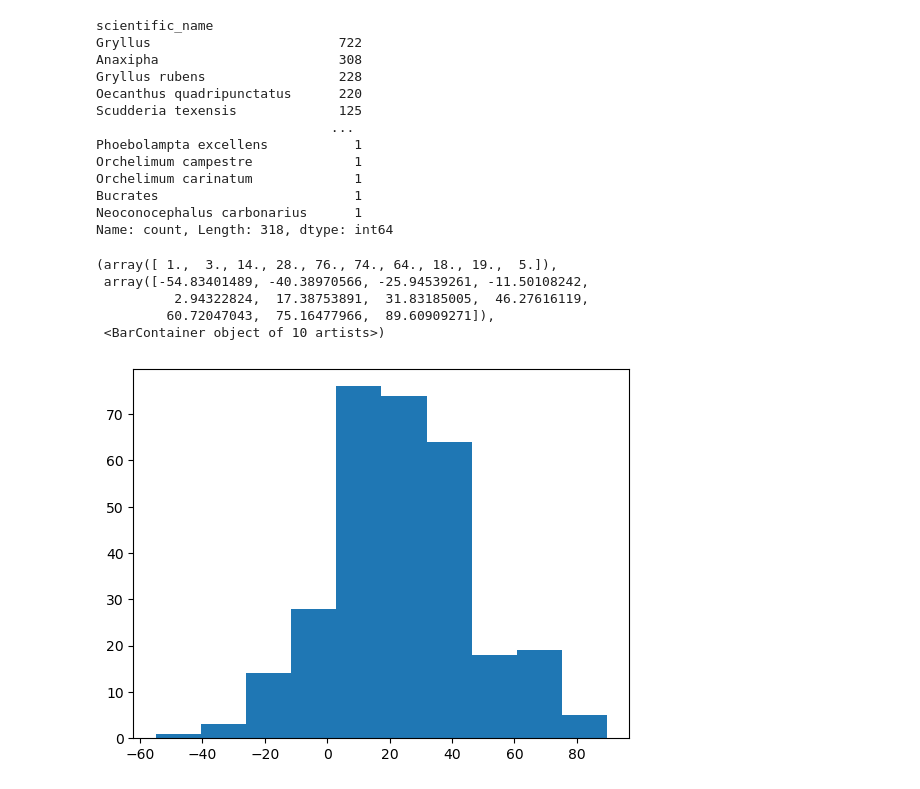
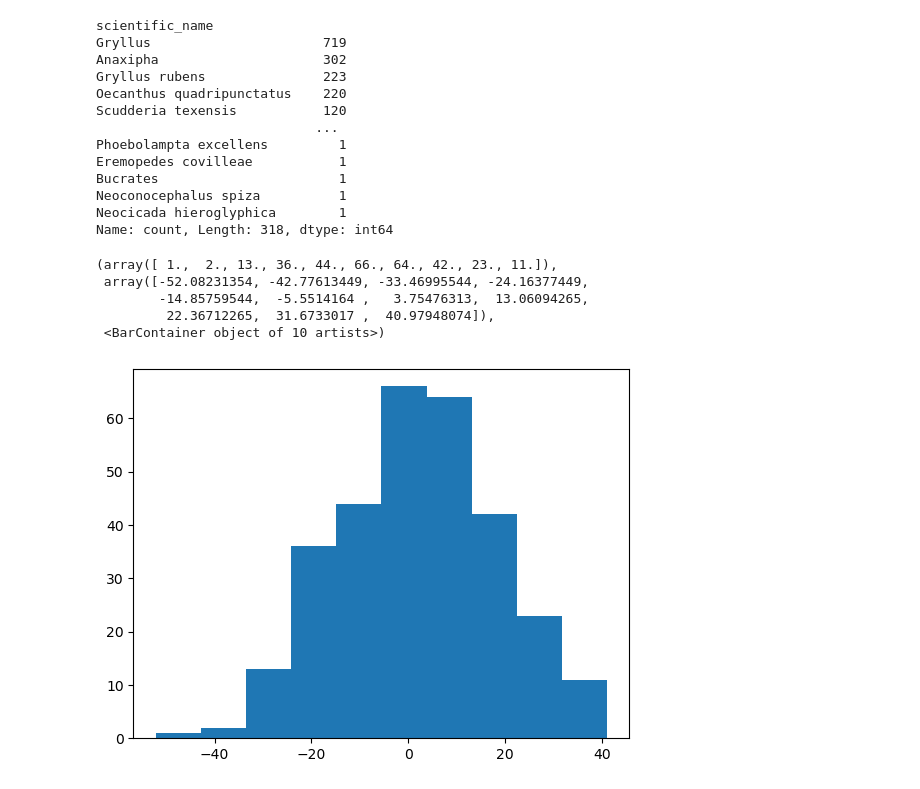
Before and after one commit to andrewcmerwin/ChirpChecker, a Jupyter notebook: MFCC_average_and_variance.ipynb, the cells around one changed output. Cells and saved outputs as stored; diff of their text form; code cells hidden in the pictures.

```diff
--- a/MFCC_average_and_variance.ipynb
+++ b/MFCC_average_and_variance.ipynb
@@ -40,25 +44,28 @@ for name in filename_list:
+# %%
+#Start here
+df2 = pd.read_csv('MLNS_with_mfcc_stats_05242024.csv')
 # %%
 df2['scientific_name'].value_counts()
 # %% [output]
 scientific_name
-Gryllus                        722
-Anaxipha                       308
-Gryllus rubens                 228
-Oecanthus quadripunctatus      220
-Scudderia texensis             125
-                              ...
-Phoebolampta excellens           1
-Orchelimum campestre             1
-Orchelimum carinatum             1
-Bucrates                         1
-Neoconocephalus carbonarius      1
+Gryllus                      719
+Anaxipha                     302
+Gryllus rubens               223
+Oecanthus quadripunctatus    220
+Scudderia texensis           120
+                            ...
+Phoebolampta excellens         1
+Eremopedes covilleae           1
+Bucrates                       1
+Neoconocephalus spiza          1
+Neocicada hieroglyphica        1
 Name: count, Length: 318, dtype: int64
 # %%
-plt.hist(df2.loc[df2['scientific_name'] == 'Anaxipha']['mfcc_3_avg'])
+plt.hist(df2.loc[df2['scientific_name'] == 'Anaxipha']['mfcc_10_avg'])
 # %% [output]
-(array([ 1.,  3., 14., 28., 76., 74., 64., 18., 19.,  5.]),
- array([-54.83401489, -40.38970566, -25.94539261, -11.50108242,
-          2.94322824,  17.38753891,  31.83185005,  46.27616119,
-         60.72047043,  75.16477966,  89.60909271]),
+(array([ 1.,  2., 13., 36., 44., 66., 64., 42., 23., 11.]),
+ array([-52.08231354, -42.77613449, -33.46995544, -24.16377449,
+        -14.85759544,  -5.5514164 ,   3.75476313,  13.06094265,
+         22.36712265,  31.6733017 ,  40.97948074]),
  <BarContainer object of 10 artists>)
-[figure, old version]
+[figure, new version]
```
Also changed, not shown: parts of 9 cells of this notebook, 1 other file.
